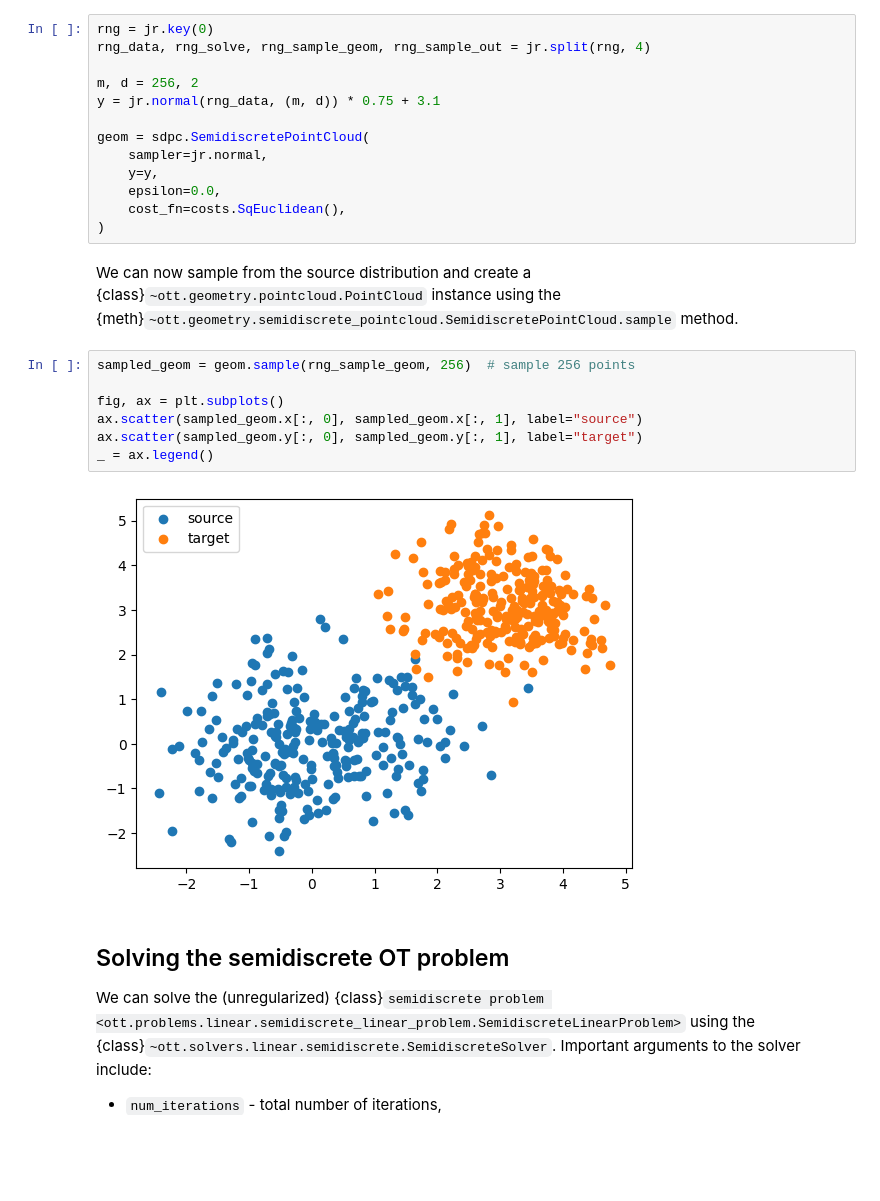
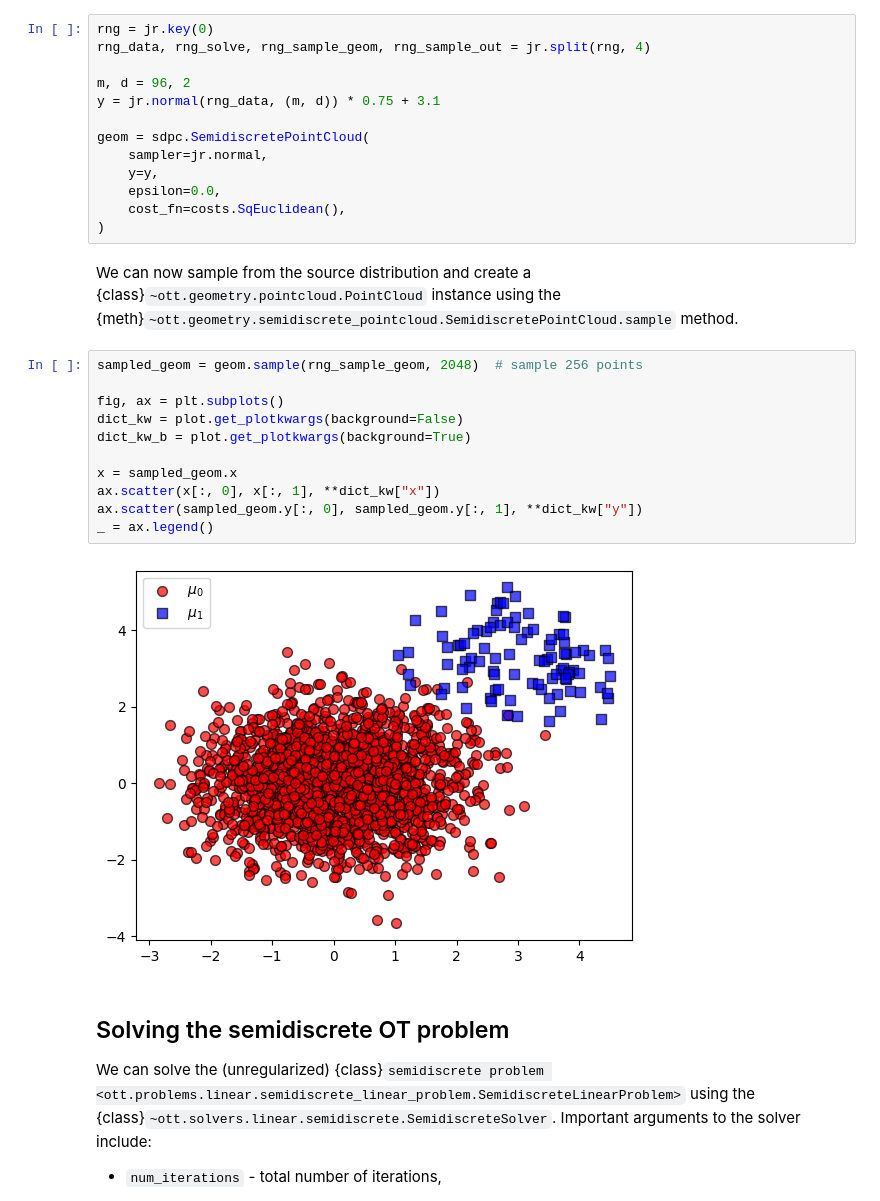
Before and after one commit to amanjitsk/ott, a Jupyter notebook: docs/tutorials/linear/950_semidiscrete.ipynb, the cells around one changed output. Drawn from its saved outputs; the diff is of its cells as text; blank space fills up the shorter version.

```diff
--- a/docs/tutorials/linear/950_semidiscrete.ipynb
+++ b/docs/tutorials/linear/950_semidiscrete.ipynb
@@ -31,7 +32,7 @@ In this tutorial, we use {func}`jax.random.normal` as our source distribution an
 rng = jr.key(0)
 rng_data, rng_solve, rng_sample_geom, rng_sample_out = jr.split(rng, 4)
 
-m, d = 256, 2
+m, d = 96, 2
 y = jr.normal(rng_data, (m, d)) * 0.75 + 3.1
 
 geom = sdpc.SemidiscretePointCloud(
@@ -43,14 +44,18 @@ geom = sdpc.SemidiscretePointCloud(
 # %% [markdown]
 We can now sample from the source distribution and create a {class}`~ott.geometry.pointcloud.PointCloud` instance using the {meth}`~ott.geometry.semidiscrete_pointcloud.SemidiscretePointCloud.sample` method.
 # %%
-sampled_geom = geom.sample(rng_sample_geom, 256)  # sample 256 points
+sampled_geom = geom.sample(rng_sample_geom, 2048)  # sample 256 points
 
 fig, ax = plt.subplots()
-ax.scatter(sampled_geom.x[:, 0], sampled_geom.x[:, 1], label="source")
-ax.scatter(sampled_geom.y[:, 0], sampled_geom.y[:, 1], label="target")
+dict_kw = plot.get_plotkwargs(background=False)
+dict_kw_b = plot.get_plotkwargs(background=True)
+
+x = sampled_geom.x
+ax.scatter(x[:, 0], x[:, 1], **dict_kw["x"])
+ax.scatter(sampled_geom.y[:, 0], sampled_geom.y[:, 1], **dict_kw["y"])
 _ = ax.legend()
 # %% [output]
-[figure, old version]
+[figure, new version]
 # %% [markdown]
 ## Solving the semidiscrete OT problem
 
```
Also changed, not shown: parts of 6 cells of this notebook, 2 other files.
